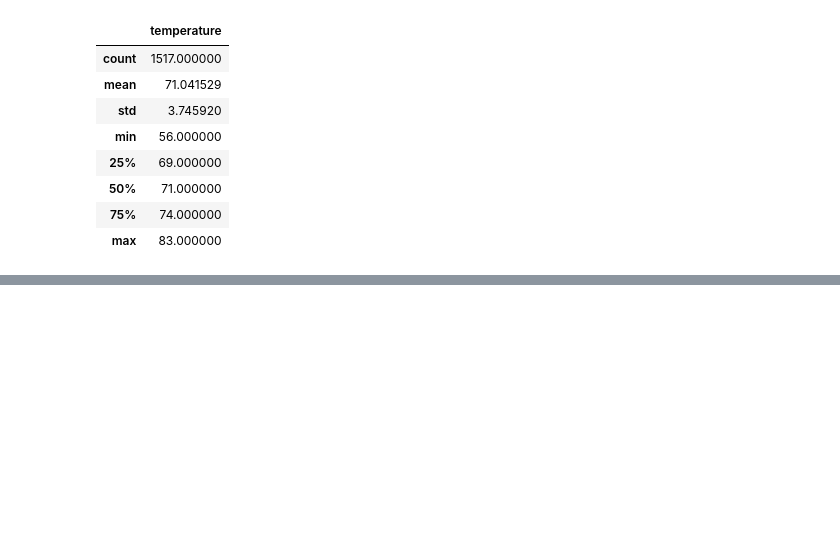
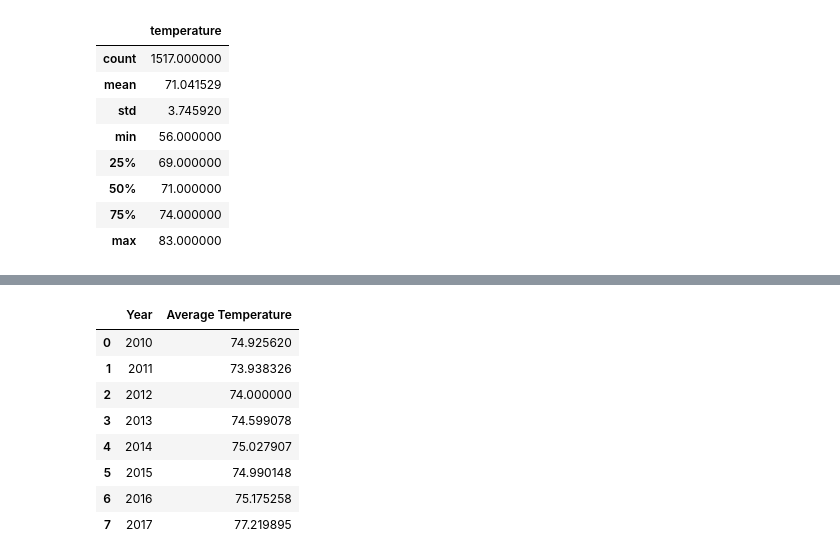
Before and after one commit to tchumphrey65/surfs_up, a Jupyter notebook: SurfsUp_Challenge.ipynb, the cells around one changed output, grey strips where cells are left out. Saved outputs shown, nothing was run; the diff lists cells and outputs as text; code cells hidden in the pictures; blank space fills up the shorter version.

```diff
--- a/SurfsUp_Challenge.ipynb
+++ b/SurfsUp_Challenge.ipynb
@@ -163,0 +181,19 @@ December Temperature Statistics
+# %%
+# Create additional query to get more insight
+# Get average temperature for the month of June by year
+result2 = []
+result2 = session.query(func.strftime('%Y',Measurement.date), func.avg(Measurement.tobs)).\
+filter(func.strftime('%m',Measurement.date) == '06').\
+group_by(func.strftime('%Y',Measurement.date)).all()
+june_avg_year_df = pd.DataFrame(result2, columns = ["Year", "Average Temperature"])
+june_avg_year_df
+# %% [output]
+|  | Year | Average Temperature |
+| 0 | 2010 | 74.925620 |
+| 1 | 2011 | 73.938326 |
+| 2 | 2012 | 74.000000 |
+| 3 | 2013 | 74.599078 |
+| 4 | 2014 | 75.027907 |
+| 5 | 2015 | 74.990148 |
+| 6 | 2016 | 75.175258 |
+| 7 | 2017 | 77.219895 |
```
Also changed, not shown: parts of 2 cells of this notebook.
